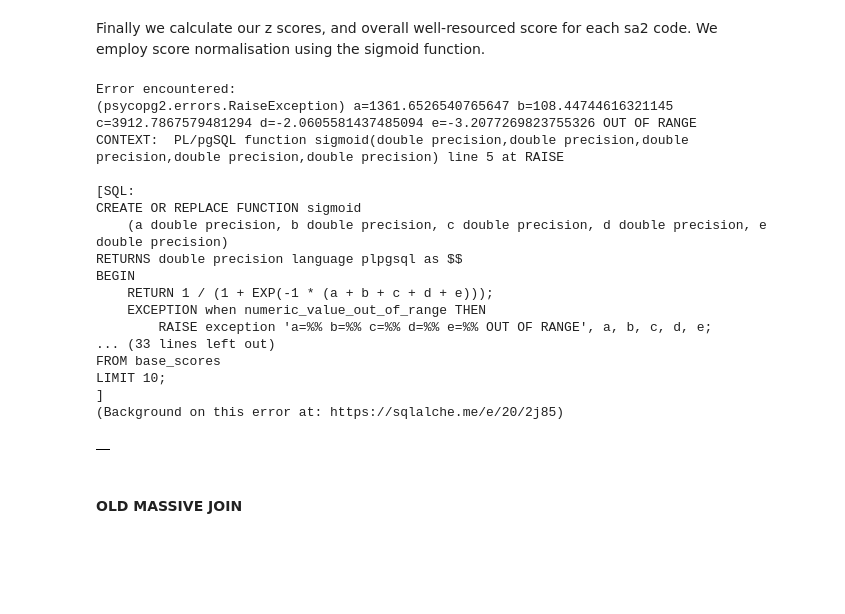
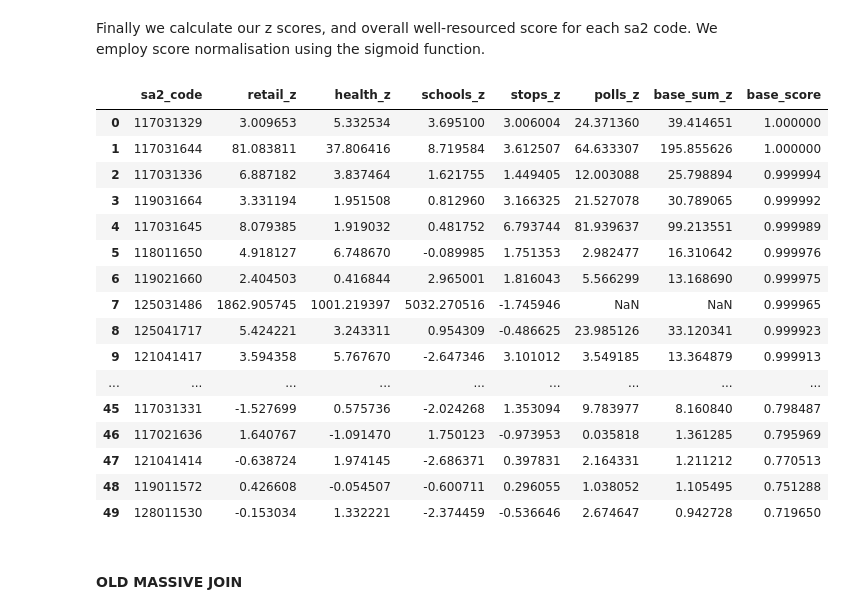
Before and after one commit to FixItChris/DATA2901, a Jupyter notebook: Report.ipynb, the cells around one changed output. Saved outputs shown, nothing was run; the diff lists cells and outputs as text; code cells hidden in the pictures; blank space fills up the shorter version.

```diff
--- a/Report.ipynb
+++ b/Report.ipynb
@@ -1077,12 +1077,13 @@ Finally we calculate our z scores, and overall well-resourced score for each sa2
         ((total_polls_sqkm - mean_polls) / sd_polls))))
 
 """
+# https://stackoverflow.com/questions/34075360/is-there-a-workaround-when-an-underflow-error-occurs-in-postgresql
 sql = """
 CREATE OR REPLACE FUNCTION sigmoid
-    (a double precision, b double precision, c double precision, d double precision, e double precision)
+    (a double precision, b double precision, c double precision, d double precision, e double precision, cap integer)
 RETURNS double precision language plpgsql as $$
 BEGIN
-    RETURN 1 / (1 + EXP(-1 * (a + b + c + d + e)));
+    RETURN 1 / (1 + EXP(-1 * (LEAST(a, cap) + LEAST(b, cap) + LEAST(c, cap) + LEAST(d, cap) + LEAST(e, cap))));
     EXCEPTION when numeric_value_out_of_range THEN
         RAISE exception 'a=% b=% c=% d=% e=% OUT OF RANGE', a, b, c, d, e;
 END $$;
@@ -1095,53 +1096,54 @@ SELECT
         as "retail_z",
     (health_per_1000 - mean_health) / sd_health
         as "health_z",
     (schools_per_1000_young - mean_schools) / sd_schools
         as "schools_z",
     (total_stops_sqkm - mean_stops) / sd_stops
         as "stops_z",
     (total_polls_sqkm - mean_polls) / sd_polls
         as "polls_z",
     ((retail_per_1000 - mean_retail) / sd_retail) +
         ((health_per_1000 - mean_health) / sd_health) +
         ((schools_per_1000_young - mean_schools) / sd_schools) +
         ((total_stops_sqkm - mean_stops) / sd_stops) +
         ((total_polls_sqkm - mean_polls) / sd_polls)
         as "base_sum_z",
     sigmoid(
         (retail_per_1000 - mean_retail) / sd_retail,
         (health_per_1000 - mean_health) / sd_health,
         (schools_per_1000_young - mean_schools) / sd_schools,
         (total_stops_sqkm - mean_stops) / sd_stops,
-        (total_polls_sqkm - mean_polls) / sd_polls)
+        (total_polls_sqkm - mean_polls) / sd_polls,
+        3)
         as "base_score"
 FROM
     all_aggs CROSS JOIN metrics;
 
 SELECT *
 FROM base_scores
-LIMIT 10;
+ORDER BY base_score DESC
+LIMIT 50;
 """
 
 query(conn, sql)
 # %% [output]
-Error encountered:
-(psycopg2.errors.RaiseException) a=1361.6526540765647 b=108.44744616321145 c=3912.7867579481294 d=-2.0605581437485094 e=-3.2077269823755326 OUT OF RANGE
-CONTEXT:  PL/pgSQL function sigmoid(double precision,double precision,double precision,double precision,double precision) line 5 at RAISE
-
-[SQL:
-CREATE OR REPLACE FUNCTION sigmoid
-    (a double precision, b double precision, c double precision, d double precision, e double precision)
-RETURNS double precision language plpgsql as $$
-BEGIN
-    RETURN 1 / (1 + EXP(-1 * (a + b + c + d + e)));
-    EXCEPTION when numeric_value_out_of_range THEN
-        RAISE exception 'a=%% b=%% c=%% d=%% e=%% OUT OF RANGE', a, b, c, d, e;
-... (33 lines left out)
-FROM base_scores
-LIMIT 10;
-]
-(Background on this error at: https://sqlalche.me/e/20/2j85)
-|  |
+|  | sa2_code | retail_z | health_z | schools_z | stops_z | polls_z | base_sum_z | base_score |
+| 0 | 117031329 | 3.009653 | 5.332534 | 3.695100 | 3.006004 | 24.371360 | 39.414651 | 1.000000 |
+| 1 | 117031644 | 81.083811 | 37.806416 | 8.719584 | 3.612507 | 64.633307 | 195.855626 | 1.000000 |
+| 2 | 117031336 | 6.887182 | 3.837464 | 1.621755 | 1.449405 | 12.003088 | 25.798894 | 0.999994 |
+| 3 | 119031664 | 3.331194 | 1.951508 | 0.812960 | 3.166325 | 21.527078 | 30.789065 | 0.999992 |
+| 4 | 117031645 | 8.079385 | 1.919032 | 0.481752 | 6.793744 | 81.939637 | 99.213551 | 0.999989 |
+| 5 | 118011650 | 4.918127 | 6.748670 | -0.089985 | 1.751353 | 2.982477 | 16.310642 | 0.999976 |
+| 6 | 119021660 | 2.404503 | 0.416844 | 2.965001 | 1.816043 | 5.566299 | 13.168690 | 0.999975 |
+| 7 | 125031486 | 1862.905745 | 1001.219397 | 5032.270516 | -1.745946 | NaN | NaN | 0.999965 |
+| 8 | 125041717 | 5.424221 | 3.243311 | 0.954309 | -0.486625 | 23.985126 | 33.120341 | 0.999923 |
+| 9 | 121041417 | 3.594358 | 5.767670 | -2.647346 | 3.101012 | 3.549185 | 13.364879 | 0.999913 |
+| ... | ... | ... | ... | ... | ... | ... | ... | ... |
+| 45 | 117031331 | -1.527699 | 0.575736 | -2.024268 | 1.353094 | 9.783977 | 8.160840 | 0.798487 |
+| 46 | 117021636 | 1.640767 | -1.091470 | 1.750123 | -0.973953 | 0.035818 | 1.361285 | 0.795969 |
+| 47 | 121041414 | -0.638724 | 1.974145 | -2.686371 | 0.397831 | 2.164331 | 1.211212 | 0.770513 |
+| 48 | 119011572 | 0.426608 | -0.054507 | -0.600711 | 0.296055 | 1.038052 | 1.105495 | 0.751288 |
+| 49 | 128011530 | -0.153034 | 1.332221 | -2.374459 | -0.536646 | 2.674647 | 0.942728 | 0.719650 |
 # %% [markdown]
 #### OLD MASSIVE JOIN
 # %%
```
Also changed, not shown: parts of 13 cells of this notebook.
